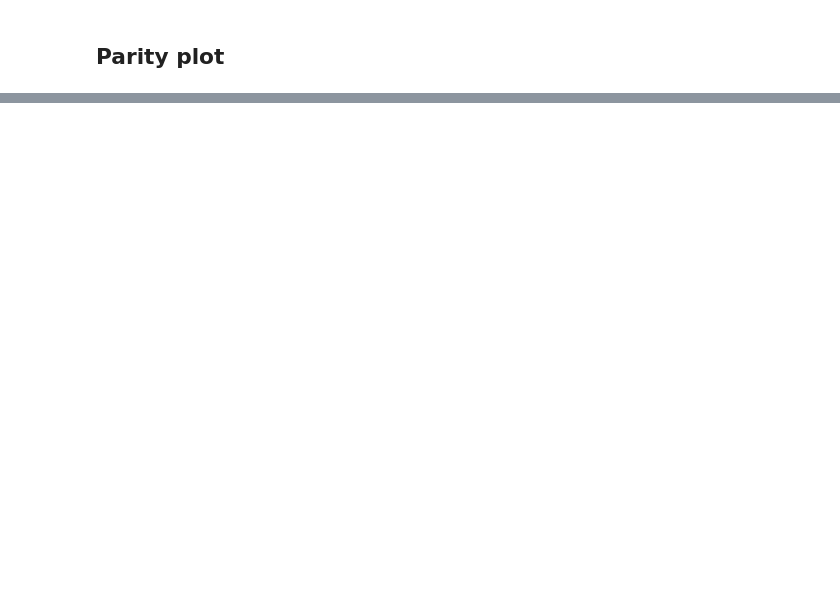
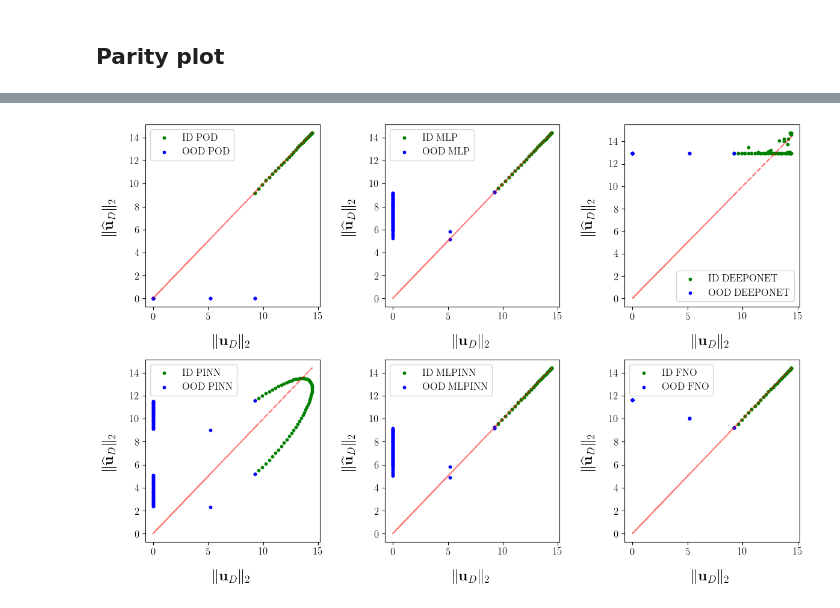
Before and after one commit to lechevaa/CEMRACS_SciML, a Jupyter notebook: notebooks/PoissonEquation/Poisson_step_2.ipynb, the cells around one changed output, grey strips where cells are left out. Cells and saved outputs as stored; diff of their text form; code cells hidden in the pictures; blank space fills up the shorter version.

```diff
--- a/notebooks/PoissonEquation/Poisson_step_2.ipynb
+++ b/notebooks/PoissonEquation/Poisson_step_2.ipynb
@@ -331,0 +234,33 @@ plt.show()
+# %%
+#### OUT OF DISTRIBUTION D GENERATION ######
+OOD_Y = np.concatenate([np.linspace(0.1, 0.2, 40), np.linspace(0.8, 0.9, 40)]).reshape(-1, 1)
+U_OOD_FD = []
+for y in OOD_Y:
+    solver.change_y(y)
+    U_OOD_FD.append(solver.solve())
+
+OOD_Y = torch.Tensor(OOD_Y).view(-1, 1)
+U_OOD_FD = torch.Tensor(np.stack(U_OOD_FD))
+# %%
+#### IN DISTRIBUTION D GENERATION ######
+ID_Y = solver.x[20:81].reshape(-1, 1)
+U_ID_FD = []
+for y in ID_Y:
+    solver.change_y(y)
+    U_ID_FD.append(solver.solve())
+
+U_ID_FD = np.stack(U_ID_FD)
+# %%
+fig, axs = plt.subplots(2, 3, figsize=(12, 8))
+
+for i, (ax, method) in enumerate(zip(axs.flatten(), all_methods)):
+
+    all_methods[method].parity_plot(U=U_ID_FD, phi = ID_Y, Y=ID_Y, ax=ax, label=f'ID {method}', color='green')
+    all_methods[method].parity_plot(U=U_OOD_FD, phi= OOD_Y, Y=OOD_Y, ax=ax, label=f'OOD {method}', color='blue')
+    ax.legend()
+
+plt.tight_layout()
+plt.savefig("figs/step_2/ID_OOD_step_2.pdf", format="pdf", bbox_inches="tight")
+plt.show()
+# %% [output]
+[figure, added]
```
Also changed, not shown: parts of 20 cells of this notebook, 5 other files.
